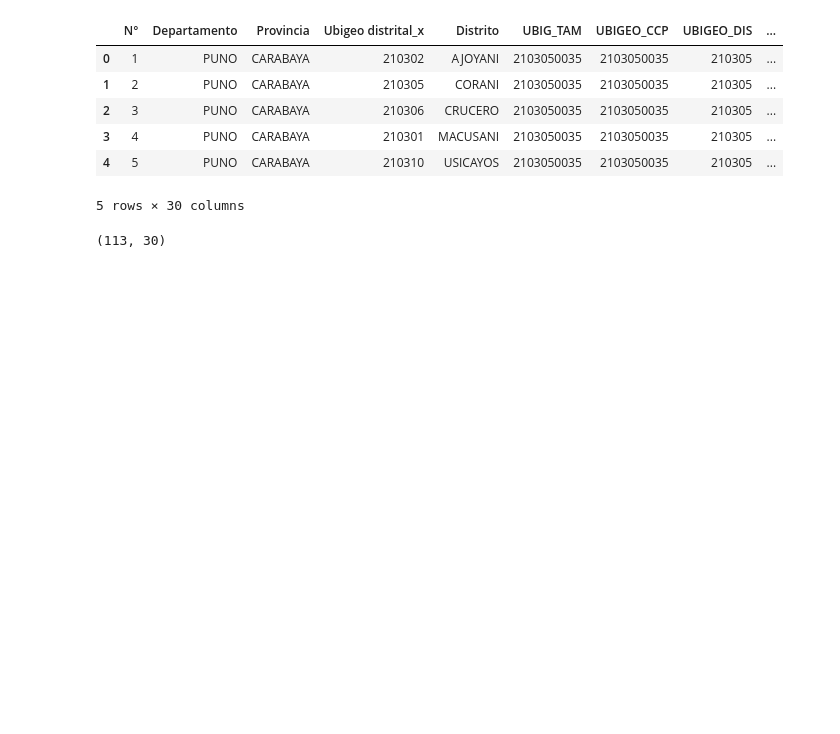
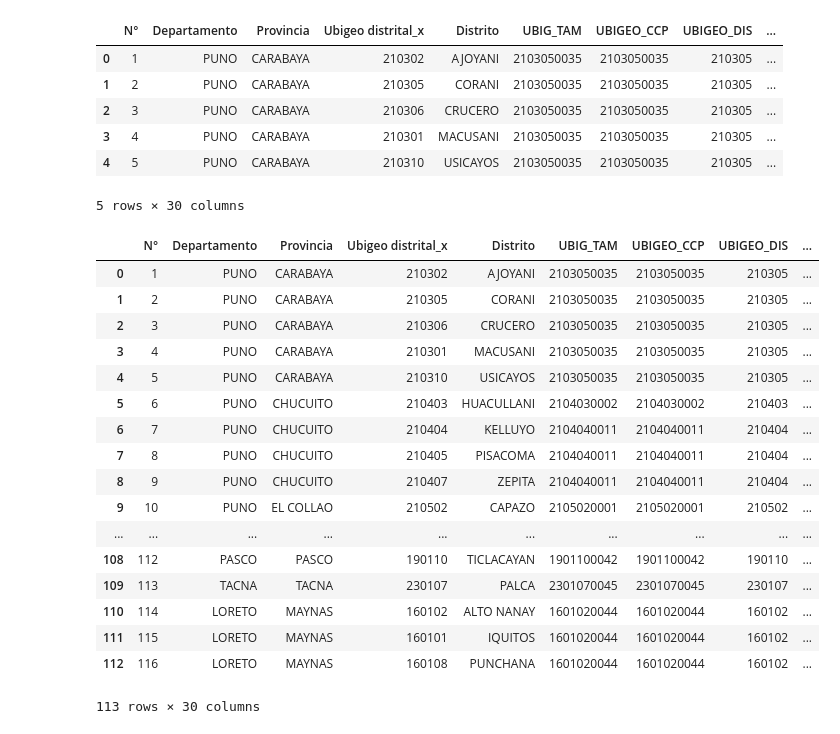
Before and after one commit to Robert-Aduviri/optimizacion-heladas-friaje, a Jupyter notebook: Parser.ipynb, the cells around one changed output. Saved outputs shown, nothing was run; the diff lists cells and outputs as text; code cells hidden in the pictures; blank space fills up the shorter version.

```diff
--- a/Parser.ipynb
+++ b/Parser.ipynb
@@ -322,7 +322,7 @@ with open('response_log.json', 'w') as outfile:
 # %% [markdown]
 ### Latitude and longitude Checkpoint
 # %%
-df = pd.read_csv('latitud+longitud.csv', encoding='latin-1')
+df = pd.read_csv('latitud+longitud+completo.csv', encoding='latin-1')
 # %%
 df.head()
 # %% [output]
@@ -334,23 +334,23 @@ df.head()
 | 4 | 5 | PUNO | CARABAYA | 210310 | USICAYOS | 2103050035 | 2103050035 | 210305 | ... |
 5 rows × 30 columns
 # %%
-df.shape
+df
 # %% [output]
+|  | N° | Departamento | Provincia | Ubigeo distrital_x | Distrito | UBIG_TAM | UBIGEO_CCP | UBIGEO_DIS | ... |
+| 0 | 1 | PUNO | CARABAYA | 210302 | AJOYANI | 2103050035 | 2103050035 | 210305 | ... |
+| 1 | 2 | PUNO | CARABAYA | 210305 | CORANI | 2103050035 | 2103050035 | 210305 | ... |
+| 2 | 3 | PUNO | CARABAYA | 210306 | CRUCERO | 2103050035 | 2103050035 | 210305 | ... |
+| 3 | 4 | PUNO | CARABAYA | 210301 | MACUSANI | 2103050035 | 2103050035 | 210305 | ... |
+| 4 | 5 | PUNO | CARABAYA | 210310 | USICAYOS | 2103050035 | 2103050035 | 210305 | ... |
+| 5 | 6 | PUNO | CHUCUITO | 210403 | HUACULLANI | 2104030002 | 2104030002 | 210403 | ... |
+| 6 | 7 | PUNO | CHUCUITO | 210404 | KELLUYO | 2104040011 | 2104040011 | 210404 | ... |
+| 7 | 8 | PUNO | CHUCUITO | 210405 | PISACOMA | 2104040011 | 2104040011 | 210404 | ... |
+| 8 | 9 | PUNO | CHUCUITO | 210407 | ZEPITA | 2104040011 | 2104040011 | 210404 | ... |
+| 9 | 10 | PUNO | EL COLLAO | 210502 | CAPAZO | 2105020001 | 2105020001 | 210502 | ... |
+| ... | ... | ... | ... | ... | ... | ... | ... | ... | ... |
+| 108 | 112 | PASCO | PASCO | 190110 | TICLACAYAN | 1901100042 | 1901100042 | 190110 | ... |
+| 109 | 113 | TACNA | TACNA | 230107 | PALCA | 2301070045 | 2301070045 | 230107 | ... |
+| 110 | 114 | LORETO | MAYNAS | 160102 | ALTO NANAY | 1601020044 | 1601020044 | 160102 | ... |
+| 111 | 115 | LORETO | MAYNAS | 160101 | IQUITOS | 1601020044 | 1601020044 | 160102 | ... |
+| 112 | 116 | LORETO | MAYNAS | 160108 | PUNCHANA | 1601020044 | 1601020044 | 160102 | ... |
-(113, 30)
+113 rows × 30 columns
-# %% [markdown]
- <link rel="stylesheet" href="https://unpkg.com/leaflet@1.2.0/dist/leaflet.css"
-   integrity="sha512-M2wvCLH6DSRazYeZRIm1JnYyh22purTM+FDB5CsyxtQJYeKq83arPe5wgbNmcFXGqiSH2XR8dT/fJISVA1r/zQ=="
-   crossorigin=""/>
-
- <!-- Make sure you put this AFTER Leaflet's CSS -->
- <script src="https://unpkg.com/leaflet@1.2.0/dist/leaflet.js"
-   integrity="sha512-lInM/apFSqyy1o6s89K4iQUKg6ppXEgsVxT35HbzUupEVRh2Eu9Wdl4tHj7dZO0s1uvplcYGmt3498TtHq+log=="
-   crossorigin=""></script>
-
- <head>
-<style>
-    #mapid { height: 180px; }
-</style>
-</head>
-
- <div id="mapid"></div>
```
Also changed, not shown: parts of 19 cells of this notebook, 9 other files.
